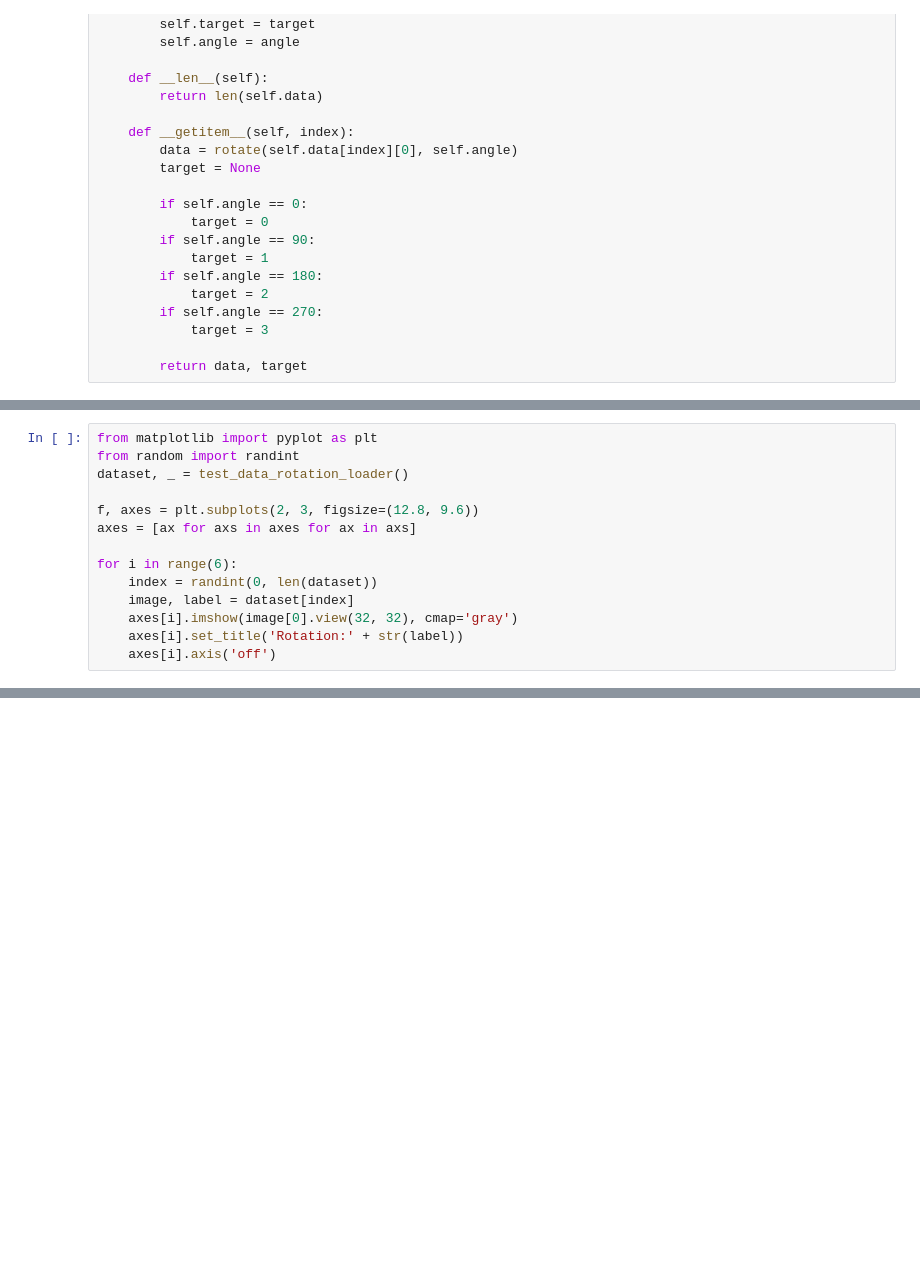
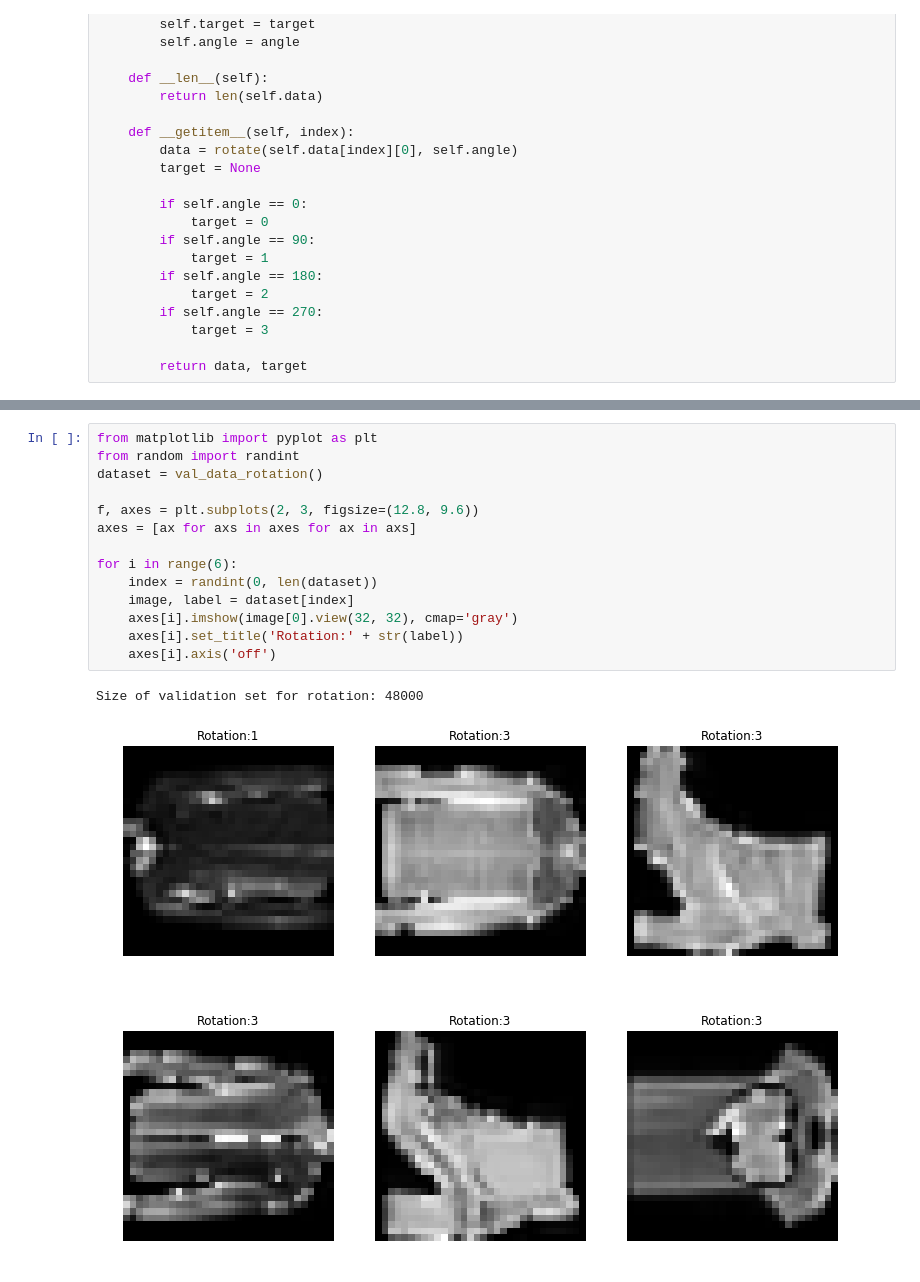
Before and after one commit to Wuschelbueb/AML19-SelfSupervised, a Jupyter notebook: Untitled.ipynb, the cells around one changed output, grey strips where cells are left out. Saved outputs shown, nothing was run; the diff lists cells and outputs as text; blank space fills up the shorter version.

```diff
--- a/Untitled.ipynb
+++ b/Untitled.ipynb
@@ -153,14 +146,0 @@ def test_data_rotation_loader():
-# %%
-from matplotlib import pyplot as plt
-from random import randint
-dataset, _ = test_data_rotation_loader()
-
-f, axes = plt.subplots(2, 3, figsize=(12.8, 9.6))
-axes = [ax for axs in axes for ax in axs]
-
-for i in range(6):
-    index = randint(0, len(dataset))
-    image, label = dataset[index]
-    axes[i].imshow(image[0].view(32, 32), cmap='gray')
-    axes[i].set_title('Rotation:' + str(label))
-    axes[i].axis('off')
@@ -277,0 +287,17 @@ tensor([9, 3, 4, 0, 1, 8, 8, 1, 1, 8, 1, 8, 9, 0, 1, 9, 7, 2, 6, 6, 1, 4, 2, 7,
+# %%
+from matplotlib import pyplot as plt
+from random import randint
+dataset = val_data_rotation()
+
+f, axes = plt.subplots(2, 3, figsize=(12.8, 9.6))
+axes = [ax for axs in axes for ax in axs]
+
+for i in range(6):
+    index = randint(0, len(dataset))
+    image, label = dataset[index]
+    axes[i].imshow(image[0].view(32, 32), cmap='gray')
+    axes[i].set_title('Rotation:' + str(label))
+    axes[i].axis('off')
+# %% [output]
+Size of validation set for rotation: 48000
+[figure, added]
```
Also changed, not shown: parts of 46 cells of this notebook, 4 other files.
